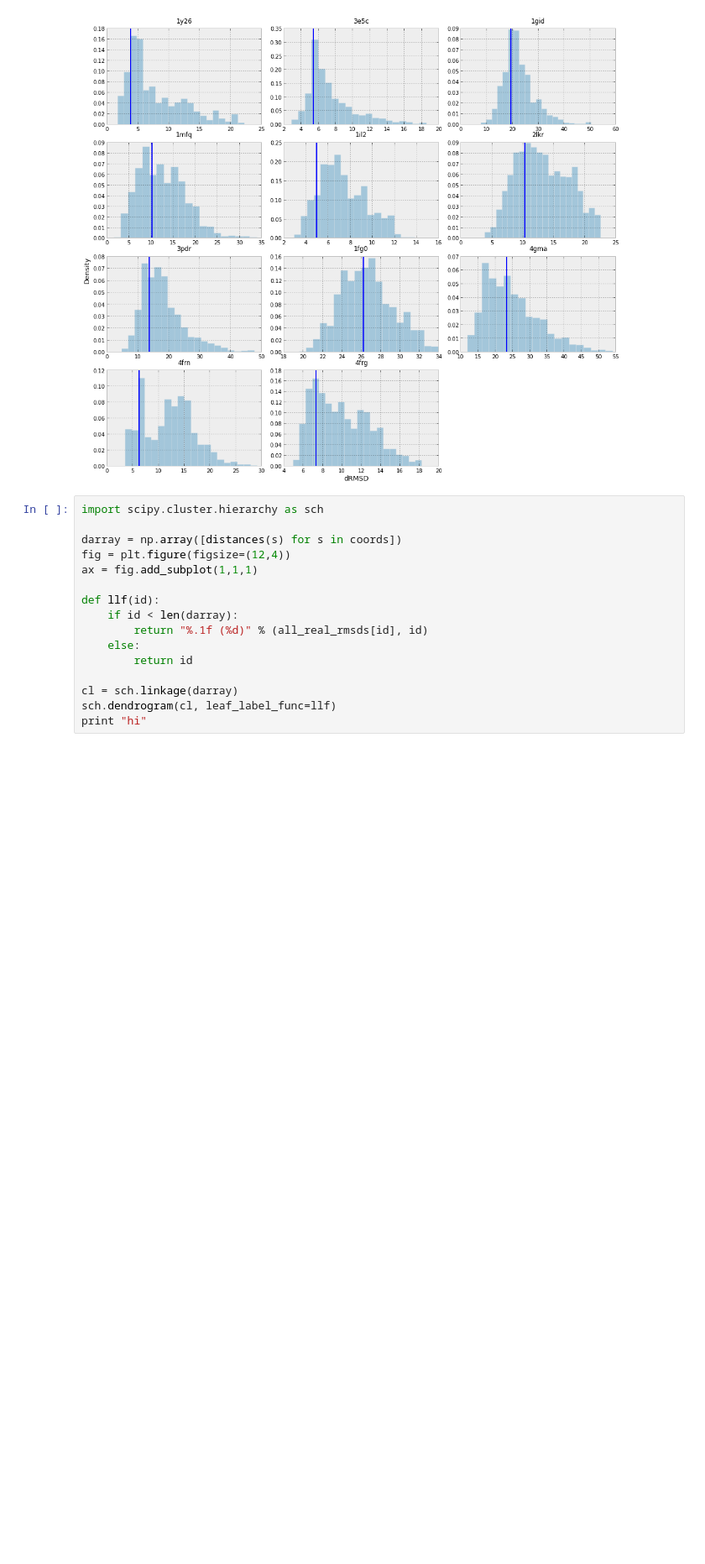
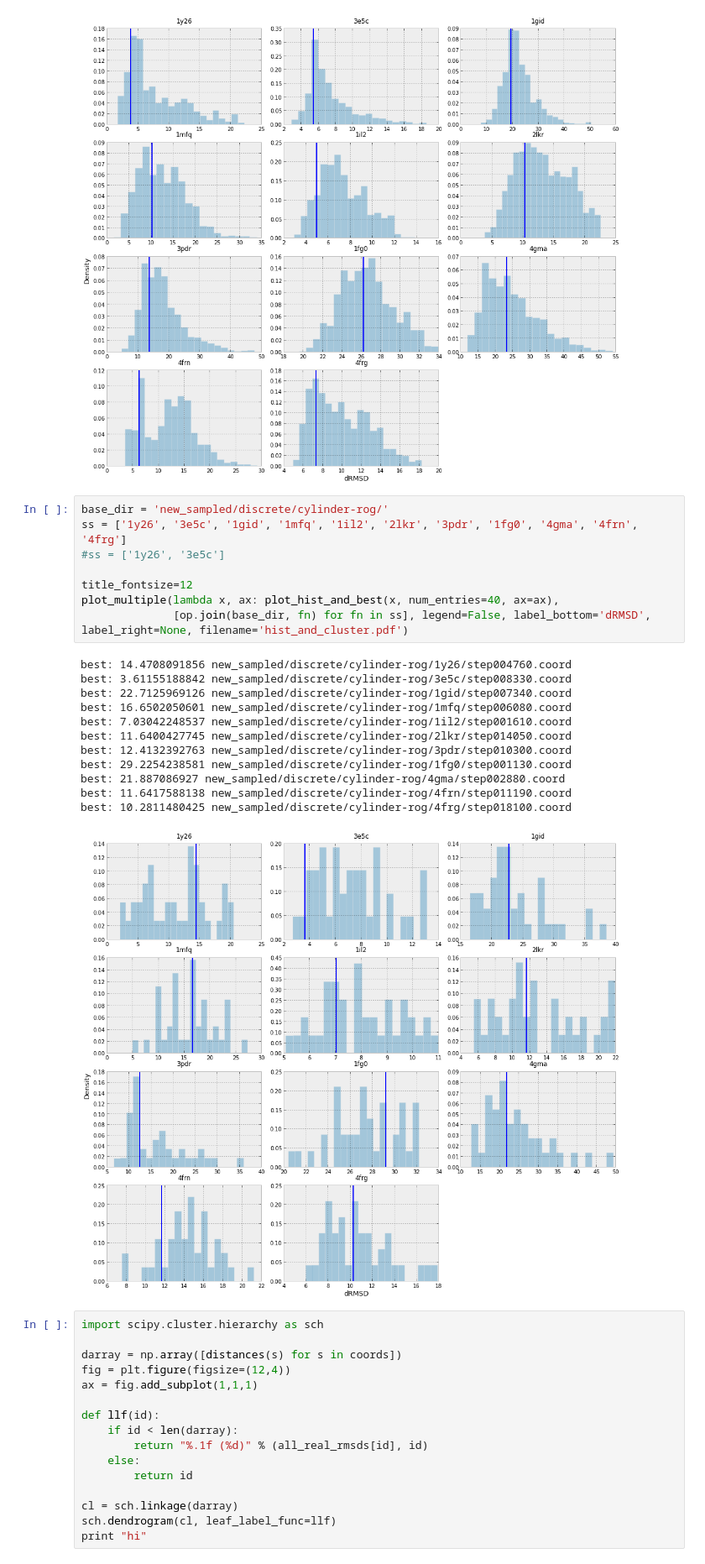
Before and after one commit to ViennaRNA/ernwin, a Jupyter notebook: clustering.ipynb, the cells around one changed output. Shown at 84% size. Drawn from its saved outputs; the diff is of its cells as text; blank space fills up the shorter version.

```diff
--- a/clustering.ipynb
+++ b/clustering.ipynb
@@ -385,6 +385,27 @@ best: 23.2638478146 new_sampled/discrete/cylinder-shortestloop-rog/4gma/step0169
 best: 6.28462047345 new_sampled/discrete/cylinder-shortestloop-rog/4frn/step010080.coord
 best: 7.33587507708 new_sampled/discrete/cylinder-shortestloop-rog/4frg/step011990.coord
 [figure]
+# %%
+base_dir = 'new_sampled/discrete/cylinder-rog/'
+ss = ['1y26', '3e5c', '1gid', '1mfq', '1il2', '2lkr', '3pdr', '1fg0', '4gma', '4frn', '4frg']
+#ss = ['1y26', '3e5c']
+
+title_fontsize=12
+plot_multiple(lambda x, ax: plot_hist_and_best(x, num_entries=40, ax=ax),
+              [op.join(base_dir, fn) for fn in ss], legend=False, label_bottom='dRMSD', label_right=None, filename='hist_and_cluster.pdf')
+# %% [output]
+best: 14.4708091856 new_sampled/discrete/cylinder-rog/1y26/step004760.coord
+best: 3.61155188842 new_sampled/discrete/cylinder-rog/3e5c/step008330.coord
+best: 22.7125969126 new_sampled/discrete/cylinder-rog/1gid/step007340.coord
+best: 16.6502050601 new_sampled/discrete/cylinder-rog/1mfq/step006080.coord
+best: 7.03042248537 new_sampled/discrete/cylinder-rog/1il2/step001610.coord
+best: 11.6400427745 new_sampled/discrete/cylinder-rog/2lkr/step014050.coord
+best: 12.4132392763 new_sampled/discrete/cylinder-rog/3pdr/step010300.coord
+best: 29.2254238581 new_sampled/discrete/cylinder-rog/1fg0/step001130.coord
+best: 21.887086927 new_sampled/discrete/cylinder-rog/4gma/step002880.coord
+best: 11.6417588138 new_sampled/discrete/cylinder-rog/4frn/step011190.coord
+best: 10.2811480425 new_sampled/discrete/cylinder-rog/4frg/step018100.coord
+[figure, added]
 # %%
 import scipy.cluster.hierarchy as sch
 
```
Also changed, not shown: parts of 11 cells of this notebook, 2 other files.
